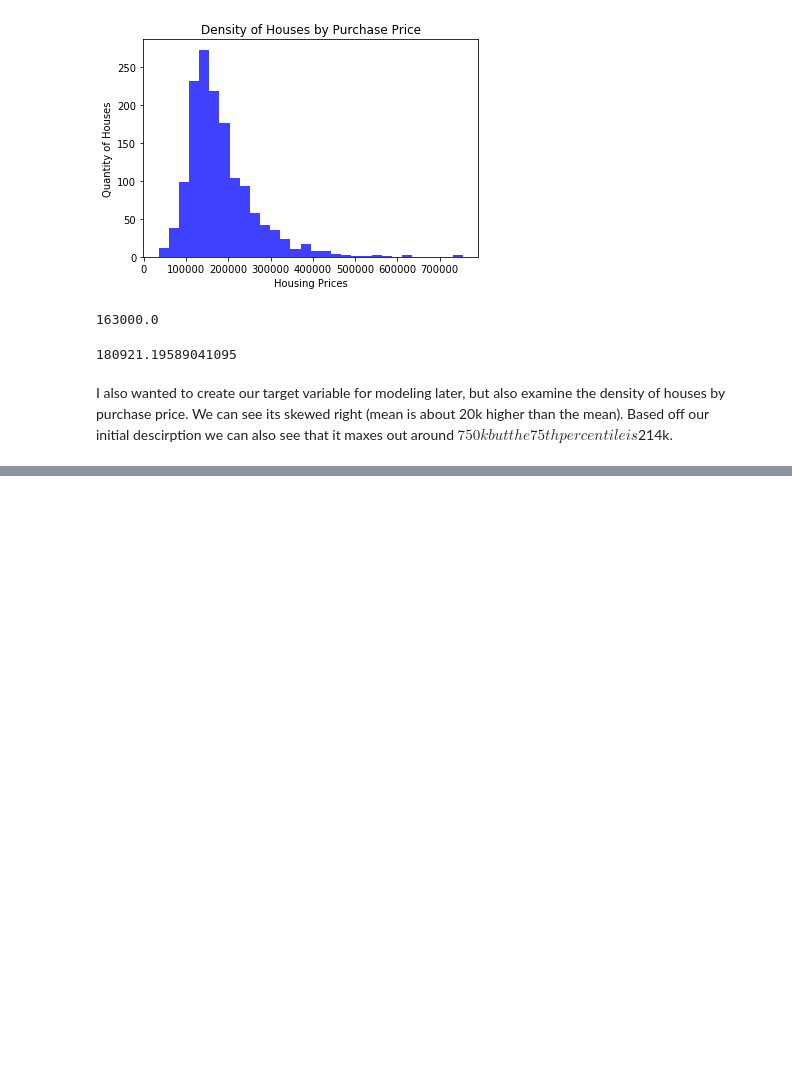
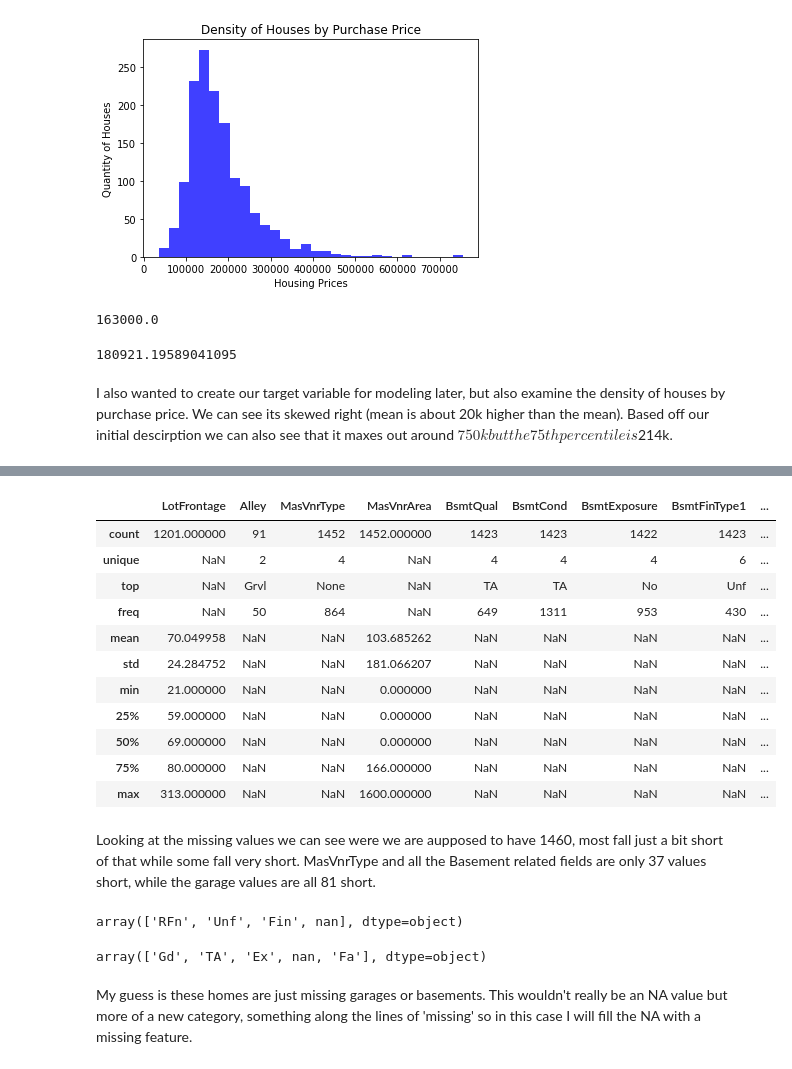
Before and after one commit to quesn012/HousePrices, a Jupyter notebook: Prediction.ipynb, the cells around one changed output, grey strips where cells are left out. Drawn from its saved outputs; the diff is of its cells as text; code cells hidden in the pictures; blank space fills up the shorter version.

Commit message:
data is cleaned... next up feature selection and prediction!

```diff
--- a/Prediction.ipynb
+++ b/Prediction.ipynb
@@ -88,0 +152,4 @@ I also wanted to create our target variable for modeling later, but also examine
+# %%
+missing_col = train.isnull().any()
+missing_col = missing_col[missing_col==True]
+missing_col
@@ -88,0 +167,28 @@ I also wanted to create our target variable for modeling later, but also examine
+# %%
+data_missing_col = train[missing_col.index]
+data_missing_col.describe(include = 'all')
+# %% [output]
+|  | LotFrontage | Alley | MasVnrType | MasVnrArea | BsmtQual | BsmtCond | BsmtExposure | BsmtFinType1 | ... |
+| count | 1201.000000 | 91 | 1452 | 1452.000000 | 1423 | 1423 | 1422 | 1423 | ... |
+| unique | NaN | 2 | 4 | NaN | 4 | 4 | 4 | 6 | ... |
+| top | NaN | Grvl | None | NaN | TA | TA | No | Unf | ... |
+| freq | NaN | 50 | 864 | NaN | 649 | 1311 | 953 | 430 | ... |
+| mean | 70.049958 | NaN | NaN | 103.685262 | NaN | NaN | NaN | NaN | ... |
+| std | 24.284752 | NaN | NaN | 181.066207 | NaN | NaN | NaN | NaN | ... |
+| min | 21.000000 | NaN | NaN | 0.000000 | NaN | NaN | NaN | NaN | ... |
+| 25% | 59.000000 | NaN | NaN | 0.000000 | NaN | NaN | NaN | NaN | ... |
+| 50% | 69.000000 | NaN | NaN | 0.000000 | NaN | NaN | NaN | NaN | ... |
+| 75% | 80.000000 | NaN | NaN | 166.000000 | NaN | NaN | NaN | NaN | ... |
+| max | 313.000000 | NaN | NaN | 1600.000000 | NaN | NaN | NaN | NaN | ... |
+# %% [markdown]
+Looking at the missing values we can see were we are aupposed to have 1460, most fall just a bit short of that while some fall very short. MasVnrType and all the Basement related fields are only 37 values short, while the garage values are all 81 short.
+# %%
+data_missing_col['GarageFinish'].unique()
+# %% [output]
+array(['RFn', 'Unf', 'Fin', nan], dtype=object)
+# %%
+data_missing_col['BsmtQual'].unique()
+# %% [output]
+array(['Gd', 'TA', 'Ex', nan, 'Fa'], dtype=object)
+# %% [markdown]
+My guess is these homes are just missing garages or basements. This wouldn't really be an NA value but more of a new category, something along the lines of 'missing' so in this case I will fill the NA with a missing feature.
```
Also changed, not shown: parts of 18 cells of this notebook.
